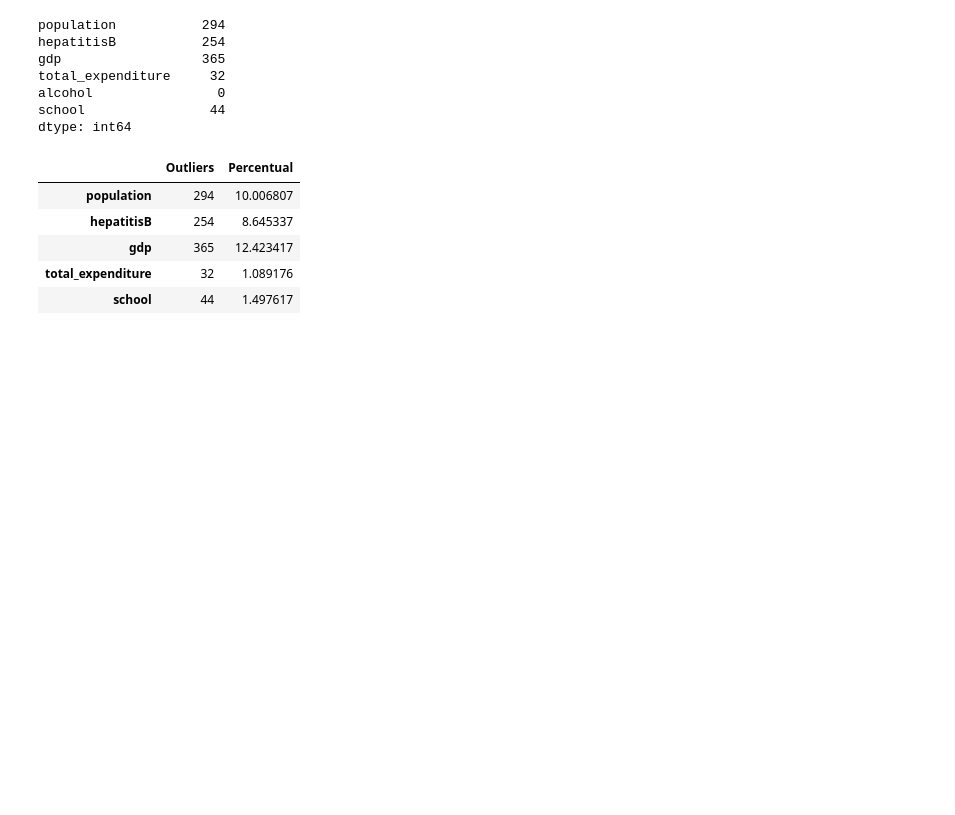
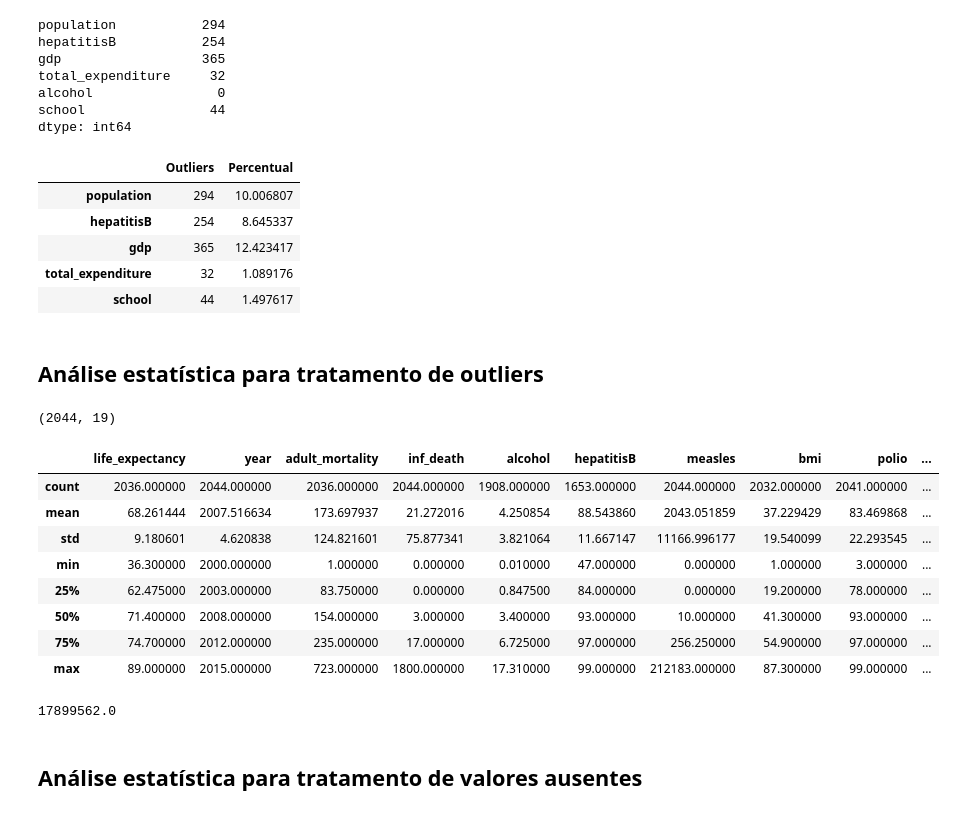
Before and after one commit to anandasouza/Modelagem_estatistica_em_indicadores_socioeconomicos, a Jupyter notebook: projetoestatistica.ipynb, the cells around one changed output. Cells and saved outputs as stored; diff of their text form; code cells hidden in the pictures; blank space fills up the shorter version.

```diff
--- a/projetoestatistica.ipynb
+++ b/projetoestatistica.ipynb
@@ -297,0 +296,34 @@ outliers_summary[outliers_summary['Outliers'] > 0]
+# %% [markdown]
+## Análise estatística para tratamento de outliers
+# %%
+#Definindo os limites para filtrar os outliers
+limite_inferior = Q1 - 1.5 * IQR
+limite_superior = Q3 + 1.5 *IQR
+# %%
+#Filtrando os outliers
+novo_df = df[~((novo_dataframe < limite_inferior) | (novo_dataframe > limite_superior)).any(axis=1)]
+# %%
+#Shape
+novo_df.shape
+# %% [output]
+(2044, 19)
+# %%
+#Resumo estatistico
+novo_df.describe()
+# %% [output]
+|  | life_expectancy | year | adult_mortality | inf_death | alcohol | hepatitisB | measles | bmi | polio | ... |
+| count | 2036.000000 | 2044.000000 | 2036.000000 | 2044.000000 | 1908.000000 | 1653.000000 | 2044.000000 | 2032.000000 | 2041.000000 | ... |
+| mean | 68.261444 | 2007.516634 | 173.697937 | 21.272016 | 4.250854 | 88.543860 | 2043.051859 | 37.229429 | 83.469868 | ... |
+| std | 9.180601 | 4.620838 | 124.821601 | 75.877341 | 3.821064 | 11.667147 | 11166.996177 | 19.540099 | 22.293545 | ... |
+| min | 36.300000 | 2000.000000 | 1.000000 | 0.000000 | 0.010000 | 47.000000 | 0.000000 | 1.000000 | 3.000000 | ... |
+| 25% | 62.475000 | 2003.000000 | 83.750000 | 0.000000 | 0.847500 | 84.000000 | 0.000000 | 19.200000 | 78.000000 | ... |
+| 50% | 71.400000 | 2008.000000 | 154.000000 | 3.000000 | 3.400000 | 93.000000 | 10.000000 | 41.300000 | 93.000000 | ... |
+| 75% | 74.700000 | 2012.000000 | 235.000000 | 17.000000 | 6.725000 | 97.000000 | 256.250000 | 54.900000 | 97.000000 | ... |
+| max | 89.000000 | 2015.000000 | 723.000000 | 1800.000000 | 17.310000 | 99.000000 | 212183.000000 | 87.300000 | 99.000000 | ... |
+# %%
+#Valor máximo da população
+novo_df.population.max()
+# %% [output]
+17899562.0
+# %% [markdown]
+## Análise estatística para tratamento de valores ausentes
```
Also changed, not shown: parts of 20 cells of this notebook.
